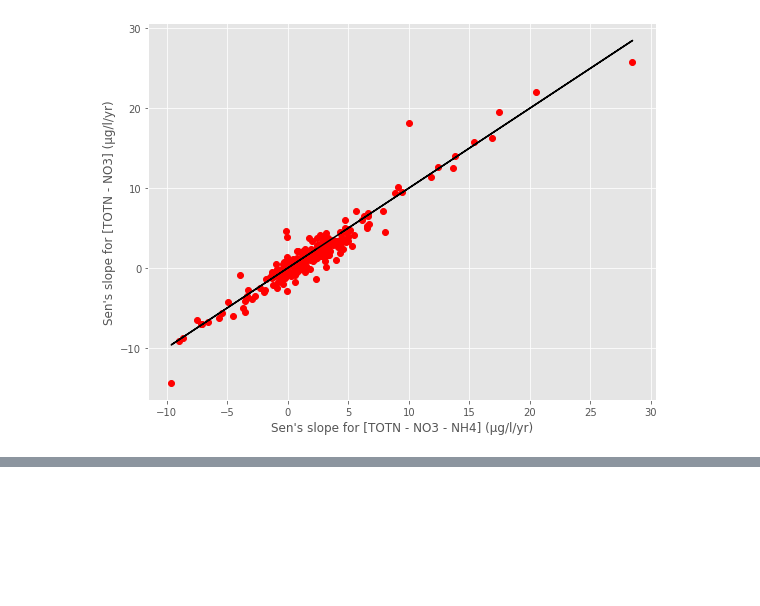
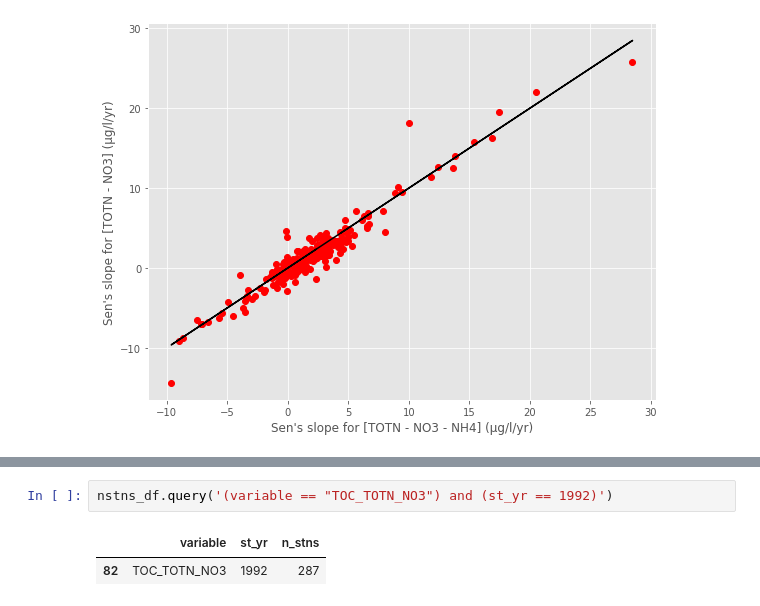
Before and after one commit to JamesSample/icpw2, a Jupyter notebook: thematic_report_2020/thematic_report_2020_nitrogen_part2.ipynb, the cells around one changed output, grey strips where cells are left out. Drawn from its saved outputs; the diff is of its cells as text; blank space fills up the shorter version.

```diff
--- a/thematic_report_2020/thematic_report_2020_nitrogen_part2.ipynb
+++ b/thematic_report_2020/thematic_report_2020_nitrogen_part2.ipynb
@@ -477,0 +532,5 @@ plt.tight_layout()
+# %%
+nstns_df.query('(variable == "TOC_TOTN_NO3") and (st_yr == 1992)')
+# %% [output]
+|  | variable | st_yr | n_stns |
+| 82 | TOC_TOTN_NO3 | 1992 | 287 |
```
Also changed, not shown: parts of 4 cells of this notebook.
